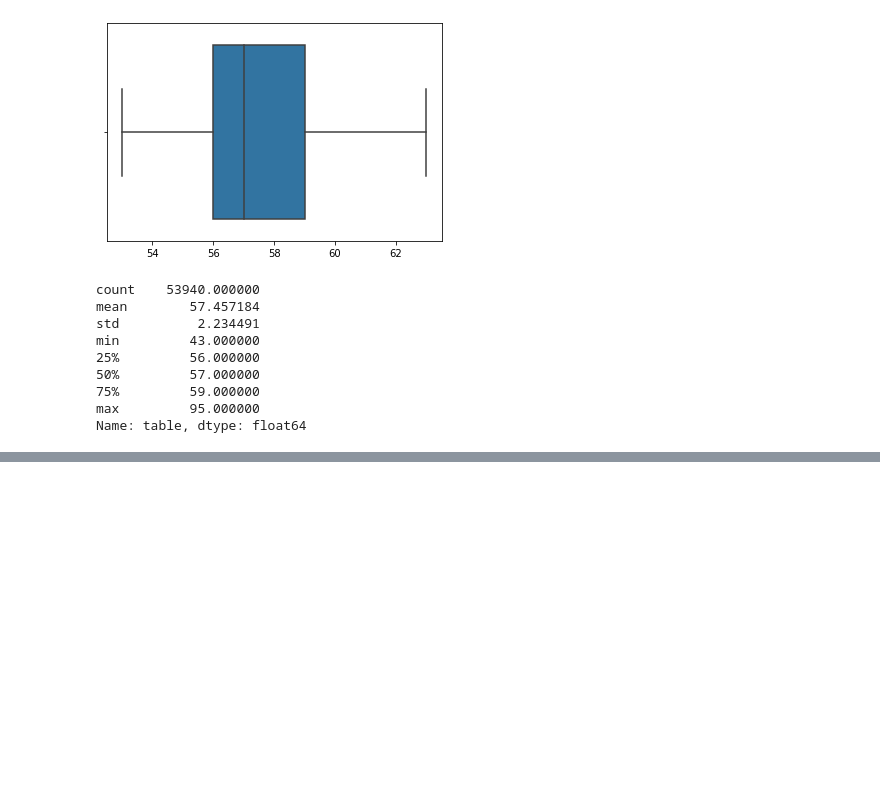
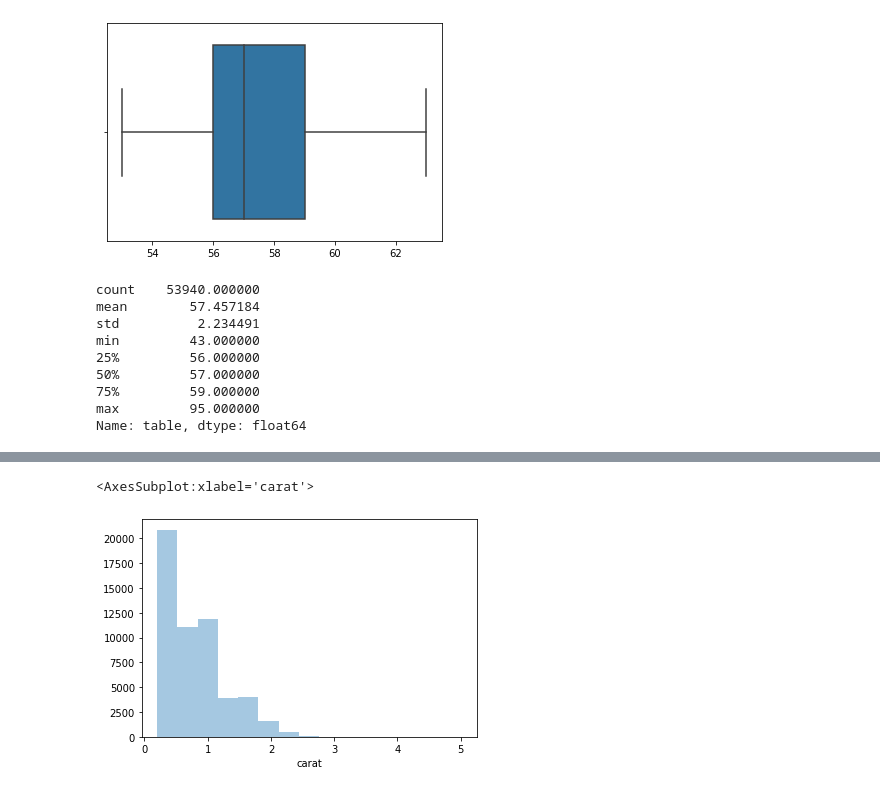
Before and after one commit to hersany/DataScience, a Jupyter notebook: Pandas/Pandas_Class2.ipynb, the cells around one changed output, grey strips where cells are left out. Drawn from its saved outputs; the diff is of its cells as text; code cells hidden in the pictures; blank space fills up the shorter version.

```diff
--- a/Pandas/Pandas_Class2.ipynb
+++ b/Pandas/Pandas_Class2.ipynb
@@ -742,0 +954,5 @@ df_table_win
+# %%
+sns.distplot(df_carat, bins = 15, kde = False)
+# %% [output]
+<AxesSubplot:xlabel='carat'>
+[figure, added]
```
Also changed, not shown: parts of 32 cells of this notebook, 1 other file.
